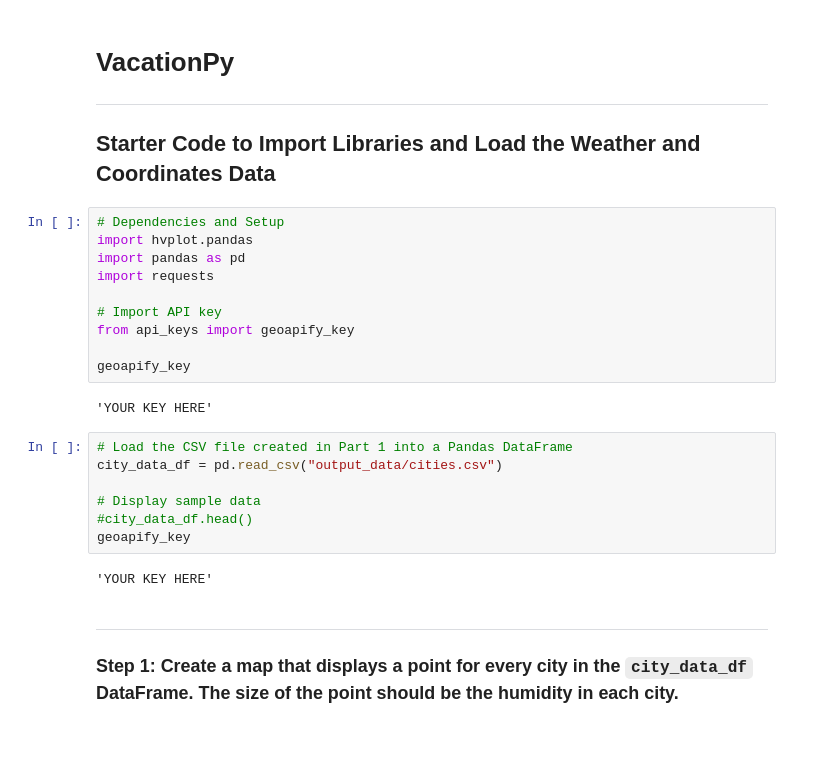
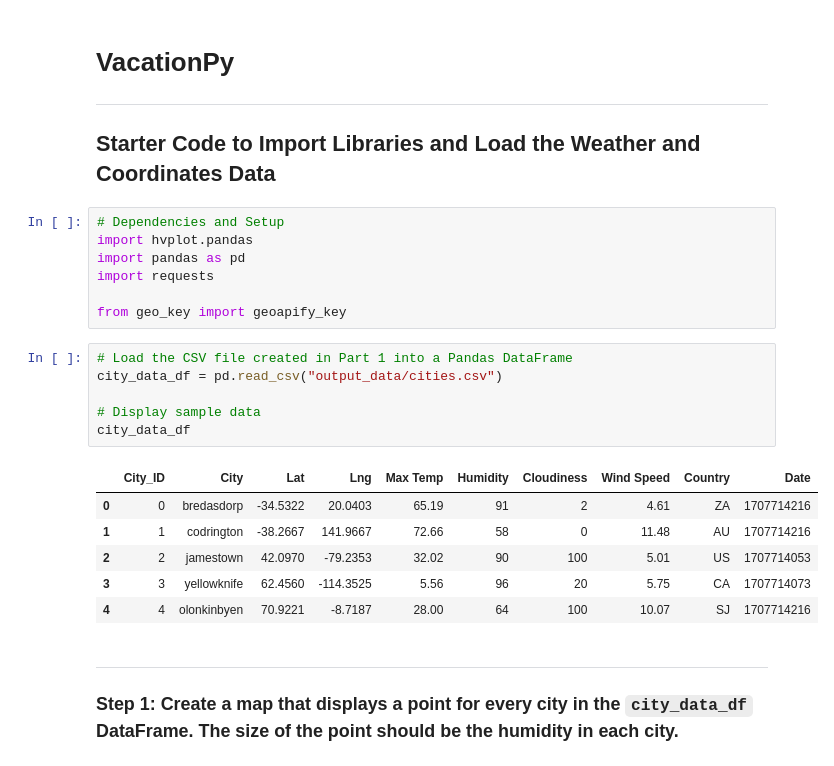
Before and after one commit to Goldfiinch/python-api-challenge, a Jupyter notebook: Starter_Code/starter_code/VacationPy(complete).ipynb, the cells around one changed output. Saved outputs shown, nothing was run; the diff lists cells and outputs as text; blank space fills up the shorter version.

```diff
--- a/Starter_Code/starter_code/VacationPy(complete).ipynb
+++ b/Starter_Code/starter_code/VacationPy(complete).ipynb
@@ -9,21 +9,20 @@ import hvplot.pandas
 import pandas as pd
 import requests
 
-# Import API key
-from api_keys import geoapify_key
-
-geoapify_key
+from geo_key import geoapify_key
-# %% [output]
-'YOUR KEY HERE'
 # %%
 # Load the CSV file created in Part 1 into a Pandas DataFrame
 city_data_df = pd.read_csv("output_data/cities.csv")
 
 # Display sample data
-#city_data_df.head()
-geoapify_key
+city_data_df
 # %% [output]
-'YOUR KEY HERE'
+|  | City_ID | City | Lat | Lng | Max Temp | Humidity | Cloudiness | Wind Speed | Country | Date |
+| 0 | 0 | bredasdorp | -34.5322 | 20.0403 | 65.19 | 91 | 2 | 4.61 | ZA | 1707714216 |
+| 1 | 1 | codrington | -38.2667 | 141.9667 | 72.66 | 58 | 0 | 11.48 | AU | 1707714216 |
+| 2 | 2 | jamestown | 42.0970 | -79.2353 | 32.02 | 90 | 100 | 5.01 | US | 1707714053 |
+| 3 | 3 | yellowknife | 62.4560 | -114.3525 | 5.56 | 96 | 20 | 5.75 | CA | 1707714073 |
+| 4 | 4 | olonkinbyen | 70.9221 | -8.7187 | 28.00 | 64 | 100 | 10.07 | SJ | 1707714216 |
 # %% [markdown]
 ---
 
```
Also changed, not shown: parts of 3 cells of this notebook.
